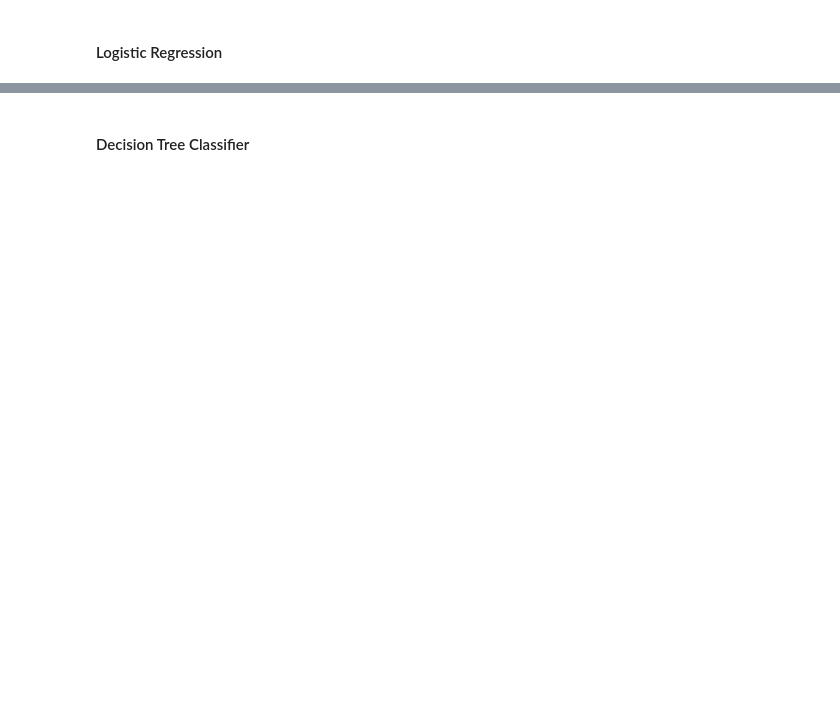
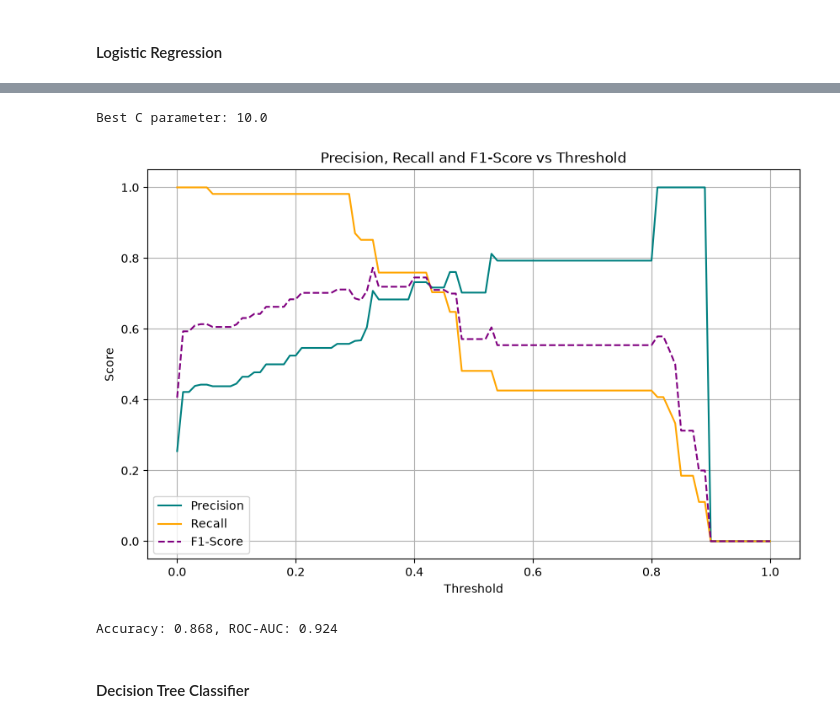
Before and after one commit to maneldevs/milk_quality_prediction, a Jupyter notebook: notebooks/notebook.ipynb, the cells around one changed output, grey strips where cells are left out. Cells and saved outputs as stored; diff of their text form; code cells hidden in the pictures; blank space fills up the shorter version.

```diff
--- a/notebooks/notebook.ipynb
+++ b/notebooks/notebook.ipynb
@@ -185,2 +192,12 @@ dtype: float64
+# %%
+dv = DictVectorizer(sparse=False)
+
+train_dict = df_train[cols_categorical + cols_numerical].to_dict(orient='records')
+val_dict = df_val[cols_categorical + cols_numerical].to_dict(orient='records')
+test_dict = df_test[cols_categorical + cols_numerical].to_dict(orient='records')
+
+X_train = dv.fit_transform(train_dict)
+X_val = dv.transform(val_dict)
+X_test = dv.transform(test_dict)
 # %% [markdown]
 #### Logistic Regression
@@ -187,2 +246,50 @@ dtype: float64
+# %%
+# Best C parameter
+best_c = df_scores.C.iloc[0]
+print(f'Best C parameter: {best_c}')
+# %% [output]
+Best C parameter: 10.0
+# %%
+# Precision, Recall, and F1 score
+
+modelLR = train(X_train, y_train, 10)
+y_pred = predict_proba(X_val, modelLR)
+
+scores = []
+thresholds = np.linspace(0.0, 1.0, 101)
+
+for threshold in thresholds:
+    actual_positive = (y_val == 1)
+    predicted_positive = (y_pred > threshold)
+    precision = precision_score(actual_positive, predicted_positive, zero_division=0)
+    recall = recall_score(actual_positive, predicted_positive, zero_division=0)
+    f1 = f1_score(actual_positive, predicted_positive, zero_division=0)
+    scores.append((threshold, precision, recall, f1))
+df_scores = pd.DataFrame(scores, columns=["threshold", "precision", "recall", "f1_score"])
+
+plt.figure(figsize=(10, 6))
+plt.plot(df_scores["threshold"], df_scores["precision"], label="Precision", color="teal")
+plt.plot(df_scores["threshold"], df_scores["recall"], label="Recall", color="orange")
+plt.plot(df_scores["threshold"], df_scores["f1_score"], label="F1-Score", color="purple", linestyle="--")
+plt.xlabel("Threshold")
+plt.ylabel("Score")
+plt.title("Precision, Recall and F1-Score vs Threshold")
+plt.legend()
+plt.grid(True)
+plt.show()
+# %% [output]
+[figure, added]
+# %%
+# Train with optimal C = 10 and threshold = 0.4
+selected_threshold = 0.4
+selected_C = 10
+modelLR = train(X_train, y_train, selected_C)
+modelLR
+y_pred = predict_proba(X_val, modelLR)
+accuracy = calculate_accuracy(y_val, y_pred, selected_threshold)
+roc_auc = calculate_roc_auc(y_val, y_pred)
+print (f"Accuracy: {accuracy:.3f}, ROC-AUC: {roc_auc:.3f}")
+# %% [output]
+Accuracy: 0.868, ROC-AUC: 0.924
 # %% [markdown]
 #### Decision Tree Classifier
```
Also changed, not shown: parts of 18 cells of this notebook, 1 other file.
